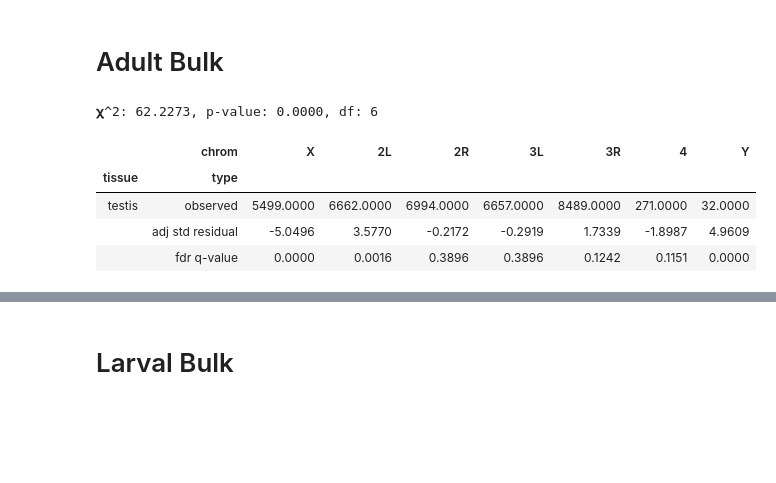
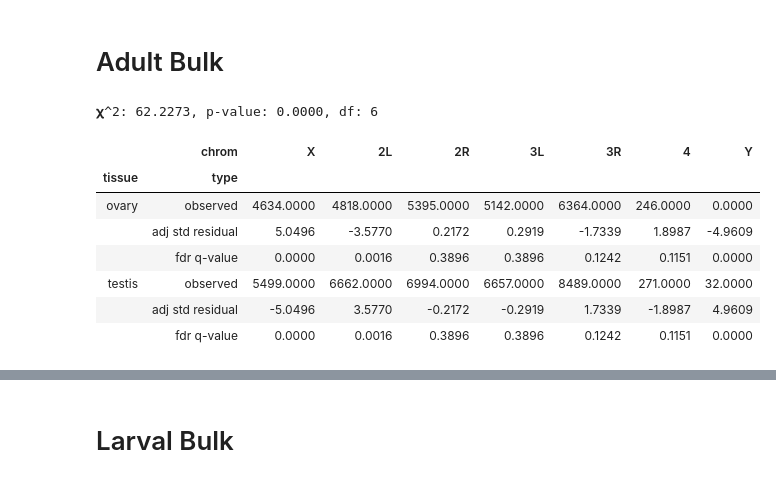
Before and after one commit to jfear/larval_gonad, a Jupyter notebook: science_submission/scripts/fig2D-F_stats.ipynb, the cells around one changed output, grey strips where cells are left out. Cells and saved outputs as stored; diff of their text form; code cells hidden in the pictures; blank space fills up the shorter version.

Commit message:
Adds ovary and somatic y counts.
We noticed that the ovary and somatic cells
were having small amounts of Y expression. This
is not expected so added tables showing what these genes are.

```diff
--- a/science_submission/scripts/fig2D-F_stats.ipynb
+++ b/science_submission/scripts/fig2D-F_stats.ipynb
@@ -4,25 +4,33 @@ import os
 import pandas as pd
 import matplotlib.pyplot as plt
 import seaborn as sns
+from IPython.display import display
 
 from larval_gonad.stats import run_chisq
+
+pd.options.display.max_rows = 200
 # %% [markdown]
  # Adult Bulk
 # %%
+adult_bulk = pd.read_feather("../output/expression-atlas-wf/w1118_gene_counts.feather")
 adult_ct = (
-    pd.read_feather("../output/expression-atlas-wf/w1118_gene_counts.feather")
+    adult_bulk
     .assign(flag_on=lambda x: x.Count >= 5)
     .groupby(["tissue", "chrom"])
     .flag_on.sum()
     .unstack()
     .reindex(index=["testis", "ovary"], columns="X,2L,2R,3L,3R,4,Y".split(","))
 )  # type: pd.DataFrame
 
-run_chisq(adult_ct).loc[("testis", ["observed", "adj std residual", "fdr q-value"]),:]
+# run_chisq(adult_ct).loc[("testis", ["observed", "adj std residual", "fdr q-value"]),:]
+run_chisq(adult_ct).loc[(slice(None), ["observed", "adj std residual", "fdr q-value"]),:]
 # %% [output]
 𝛘^2: 62.2273, p-value: 0.0000, df: 6
 |  | chrom | X | 2L | 2R | 3L | 3R | 4 | Y |
 | tissue | type |  |  |  |  |  |  |  |
+| ovary | observed | 4634.0000 | 4818.0000 | 5395.0000 | 5142.0000 | 6364.0000 | 246.0000 | 0.0000 |
+|  | adj std residual | 5.0496 | -3.5770 | 0.2172 | 0.2919 | -1.7339 | 1.8987 | -4.9609 |
+|  | fdr q-value | 0.0000 | 0.0016 | 0.3896 | 0.3896 | 0.1242 | 0.1151 | 0.0000 |
 | testis | observed | 5499.0000 | 6662.0000 | 6994.0000 | 6657.0000 | 8489.0000 | 271.0000 | 32.0000 |
 |  | adj std residual | -5.0496 | 3.5770 | -0.2172 | -0.2919 | 1.7339 | -1.8987 | 4.9609 |
 |  | fdr q-value | 0.0000 | 0.0016 | 0.3896 | 0.3896 | 0.1242 | 0.1151 | 0.0000 |
```
Also changed, not shown: parts of 5 cells of this notebook, 1 other file.
